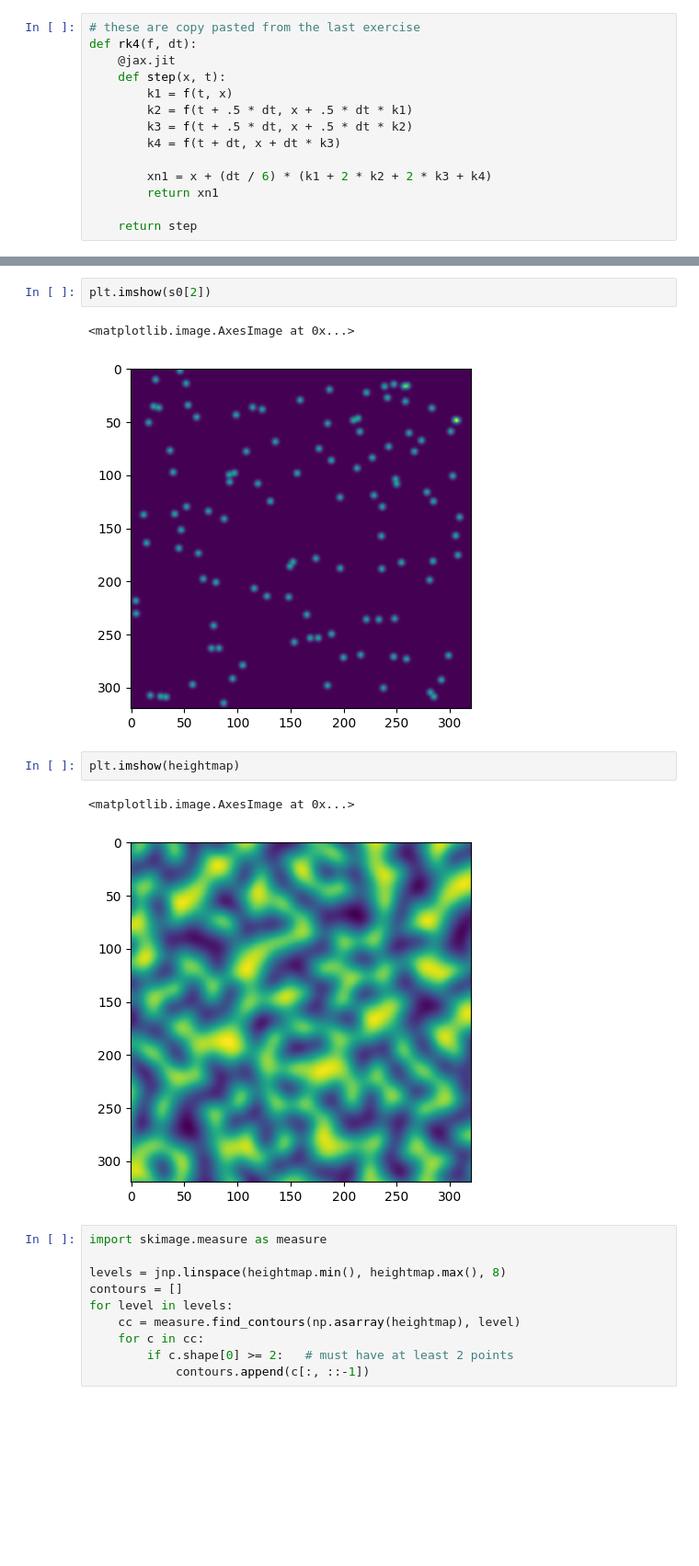
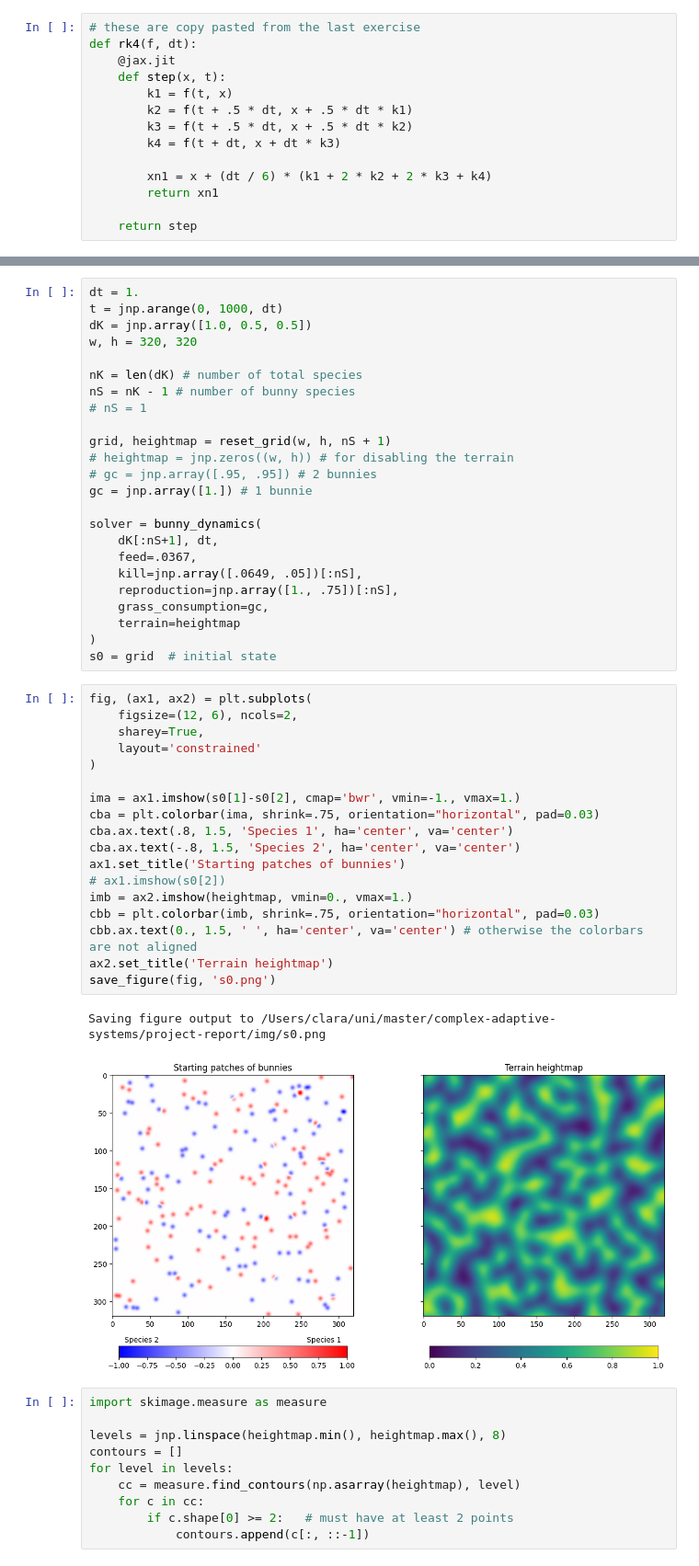
Before and after one commit to szethh/complex-adaptive-systems, a Jupyter notebook: project/project.ipynb, the cells around one changed output, grey strips where cells are left out. Shown at 92% size. Drawn from its saved outputs; the diff is of its cells as text; blank space fills up the shorter version.

```diff
--- a/project/project.ipynb
+++ b/project/project.ipynb
@@ -177,13 +157,48 @@ s0 = grid  # initial state
-# %%
-plt.imshow(s0[2])
-# %% [output]
-<matplotlib.image.AxesImage at 0x...>
-[figure, removed]
-# %%
-plt.imshow(heightmap)
-# %% [output]
-<matplotlib.image.AxesImage at 0x...>
-[figure, removed]
+# %%
+dt = 1.
+t = jnp.arange(0, 1000, dt)
+dK = jnp.array([1.0, 0.5, 0.5])
+w, h = 320, 320
+
+nK = len(dK) # number of total species
+nS = nK - 1 # number of bunny species
+# nS = 1
+
+grid, heightmap = reset_grid(w, h, nS + 1)
+# heightmap = jnp.zeros((w, h)) # for disabling the terrain
+# gc = jnp.array([.95, .95]) # 2 bunnies
+gc = jnp.array([1.]) # 1 bunnie
+
+solver = bunny_dynamics(
+    dK[:nS+1], dt,
+    feed=.0367,
+    kill=jnp.array([.0649, .05])[:nS],
+    reproduction=jnp.array([1., .75])[:nS],
+    grass_consumption=gc,
+    terrain=heightmap
+)
+s0 = grid  # initial state
+# %%
+fig, (ax1, ax2) = plt.subplots(
+    figsize=(12, 6), ncols=2,
+    sharey=True,
+    layout='constrained'
+)
+
+ima = ax1.imshow(s0[1]-s0[2], cmap='bwr', vmin=-1., vmax=1.)
+cba = plt.colorbar(ima, shrink=.75, orientation="horizontal", pad=0.03)
+cba.ax.text(.8, 1.5, 'Species 1', ha='center', va='center')
+cba.ax.text(-.8, 1.5, 'Species 2', ha='center', va='center')
+ax1.set_title('Starting patches of bunnies')
+# ax1.imshow(s0[2])
+imb = ax2.imshow(heightmap, vmin=0., vmax=1.)
+cbb = plt.colorbar(imb, shrink=.75, orientation="horizontal", pad=0.03)
+cbb.ax.text(0., 1.5, ' ', ha='center', va='center') # otherwise the colorbars are not aligned
+ax2.set_title('Terrain heightmap')
+save_figure(fig, 's0.png')
+# %% [output]
+Saving figure output to /Users/clara/uni/master/complex-adaptive-systems/project-report/img/s0.png
+[figure, added]
 # %%
 import skimage.measure as measure
 
```
Also changed, not shown: parts of 9 cells of this notebook.
